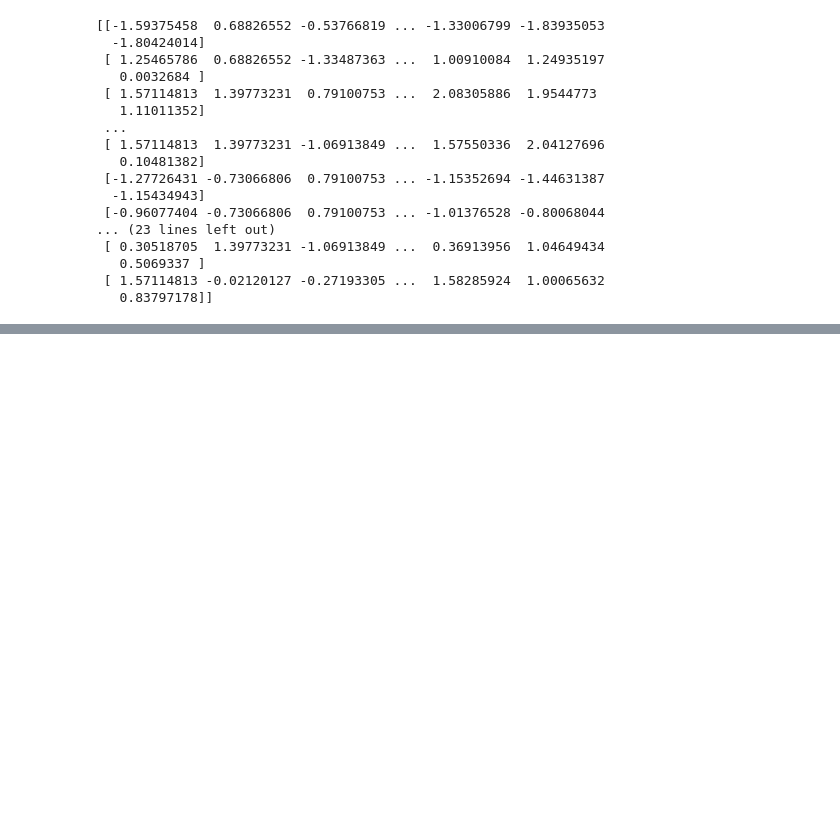
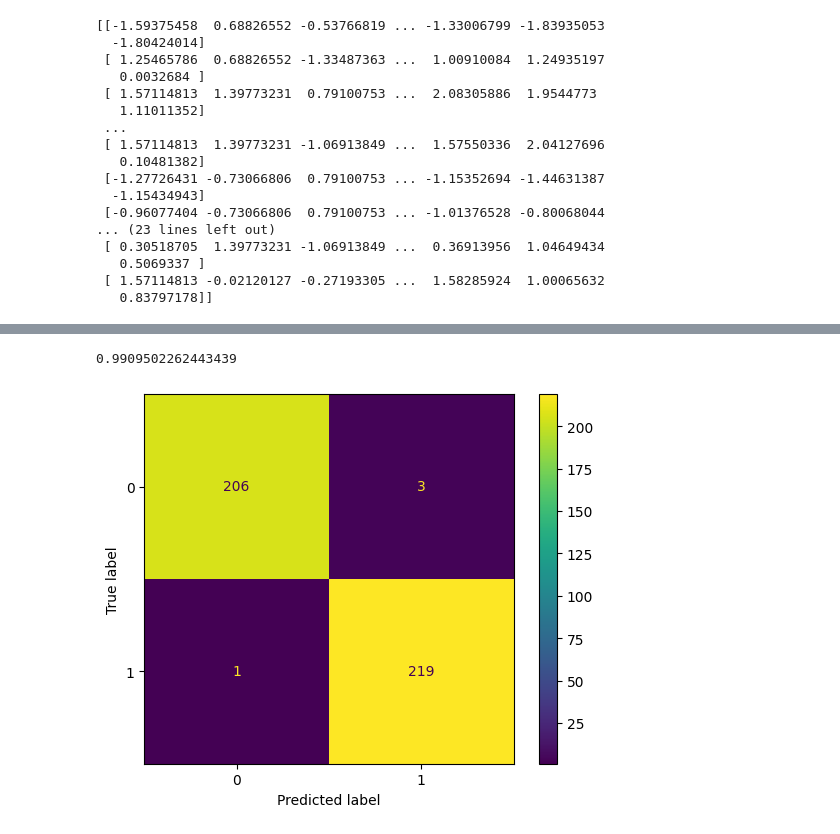
Before and after one commit to jongyunwoo/knocking-classification-and-multi-regression, a Jupyter notebook: knocking classification.ipynb, the cells around one changed output, grey strips where cells are left out. Cells and saved outputs as stored; diff of their text form; code cells hidden in the pictures; blank space fills up the shorter version.

```diff
--- a/knocking classification.ipynb
+++ b/knocking classification.ipynb
@@ -152,0 +191,2 @@ Epoch 500/500
+# %%
+predicted = model.predict(test_scale)
@@ -152,0 +195,13 @@ Epoch 500/500
+# %%
+#Confusion matrix
+predicted = np.array([1 if x >= 0.5 else 0 for x in predicted])
+actual = np.array(test_output)
+conf_matrix = confusion_matrix(actual, predicted)
+display = ConfusionMatrixDisplay(confusion_matrix=conf_matrix)
+display.plot()
+
+#f1-score
+print(f1_score(actual, predicted))
+# %% [output]
+0.9909502262443439
+[figure, added]
```
Also changed, not shown: parts of 10 cells of this notebook.
